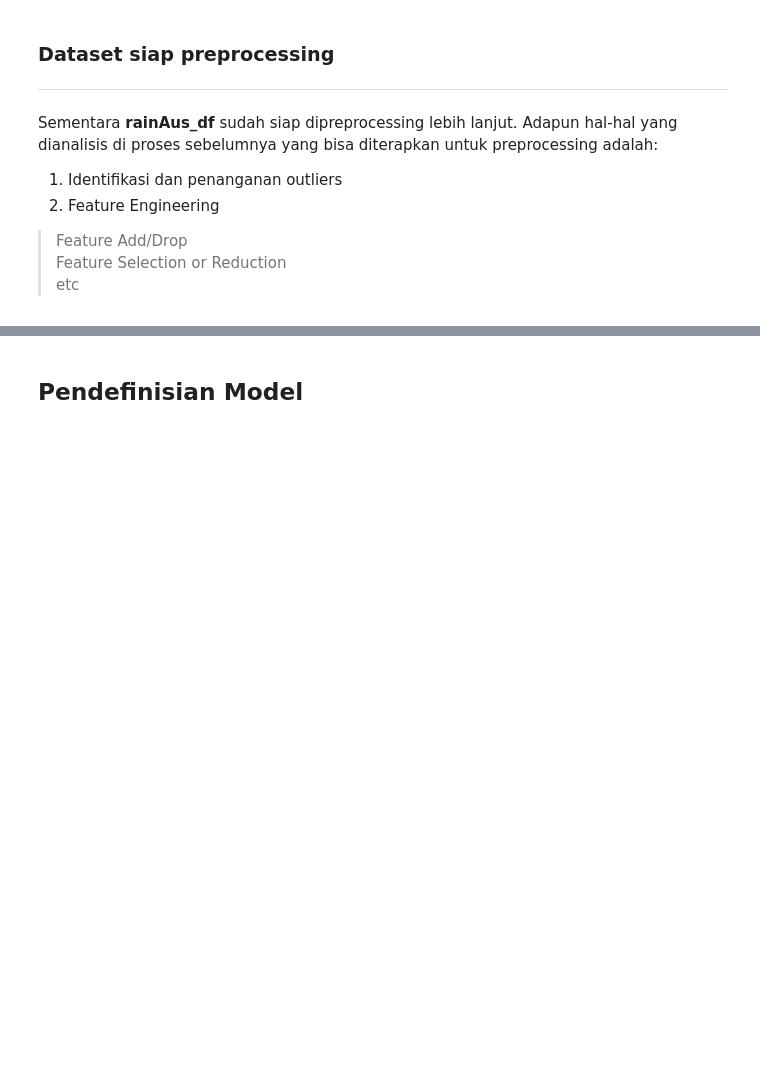
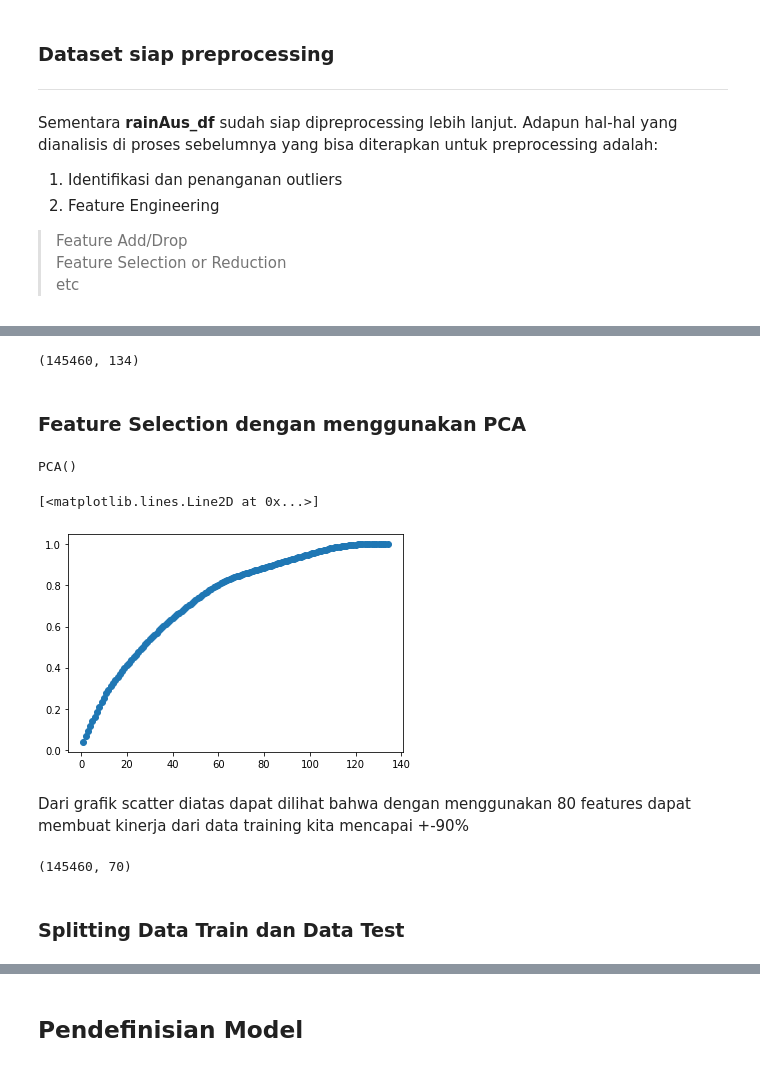
Before and after one commit to satriabimantara/hacktiv8-data-science-final-project, a Jupyter notebook: PYTN_KampusMerdeka_fp2_I MADE SATRIA BIMANTARA_NAUFAL REZKY ANANDA.ipynb, the cells around one changed output, grey strips where cells are left out. Cells and saved outputs as stored; diff of their text form; code cells hidden in the pictures; blank space fills up the shorter version.

```diff
--- a/PYTN_KampusMerdeka_fp2_I MADE SATRIA BIMANTARA_NAUFAL REZKY ANANDA.ipynb
+++ b/PYTN_KampusMerdeka_fp2_I MADE SATRIA BIMANTARA_NAUFAL REZKY ANANDA.ipynb
@@ -815,0 +915,9 @@ rainAus_df
+# %%
+# Will be On-Hot Encoded Later
+cols = ['Kota', 'Arah Angin 24 jam', 'Arah Angin 9 Pagi','Arah Angin 3 Sore', 'Bulan', 'Hari']
+for label in cols:
+    label_encoder = LabelEncoder()
+    label_encoder.fit(rainAus_df[label])
+    rainAus_df[label] = label_encoder.transform(rainAus_df[label])
+# %%
+rainAus_df = pd.get_dummies(rainAus_df, columns = cols)
@@ -815,0 +934,4 @@ rainAus_df
+# %%
+labels = rainAus_df["Hari besok Hujan"]
+scaler = MinMaxScaler()
+features = pd.DataFrame(scaler.fit_transform(rainAus_df.drop(['Hari besok Hujan'], axis = 1)), columns = rainAus_df.drop(['Hari besok Hujan'], axis = 1).columns)
@@ -815,0 +948,6 @@ rainAus_df
+# %%
+features.shape
+# %% [output]
+(145460, 134)
+# %% [markdown]
+### Feature Selection dengan menggunakan PCA
@@ -815,0 +956,13 @@ rainAus_df
+# %%
+pca = PCA()
+pca.fit(features)
+# %% [output]
+PCA()
+# %%
+x = np.arange(1, len(rainAus_df.columns))
+plt.plot(x, np.cumsum(pca.explained_variance_ratio_), '-o')
+# %% [output]
+[<matplotlib.lines.Line2D at 0x...>]
+[figure, added]
+# %% [markdown]
+Dari grafik scatter diatas dapat dilihat bahwa dengan menggunakan 80 features dapat membuat kinerja dari data training kita mencapai +-90%
@@ -815,0 +972,6 @@ rainAus_df
+# %%
+pca_features.shape
+# %% [output]
+(145460, 70)
+# %% [markdown]
+### Splitting Data Train dan Data Test
```
Also changed, not shown: parts of 26 cells of this notebook.
